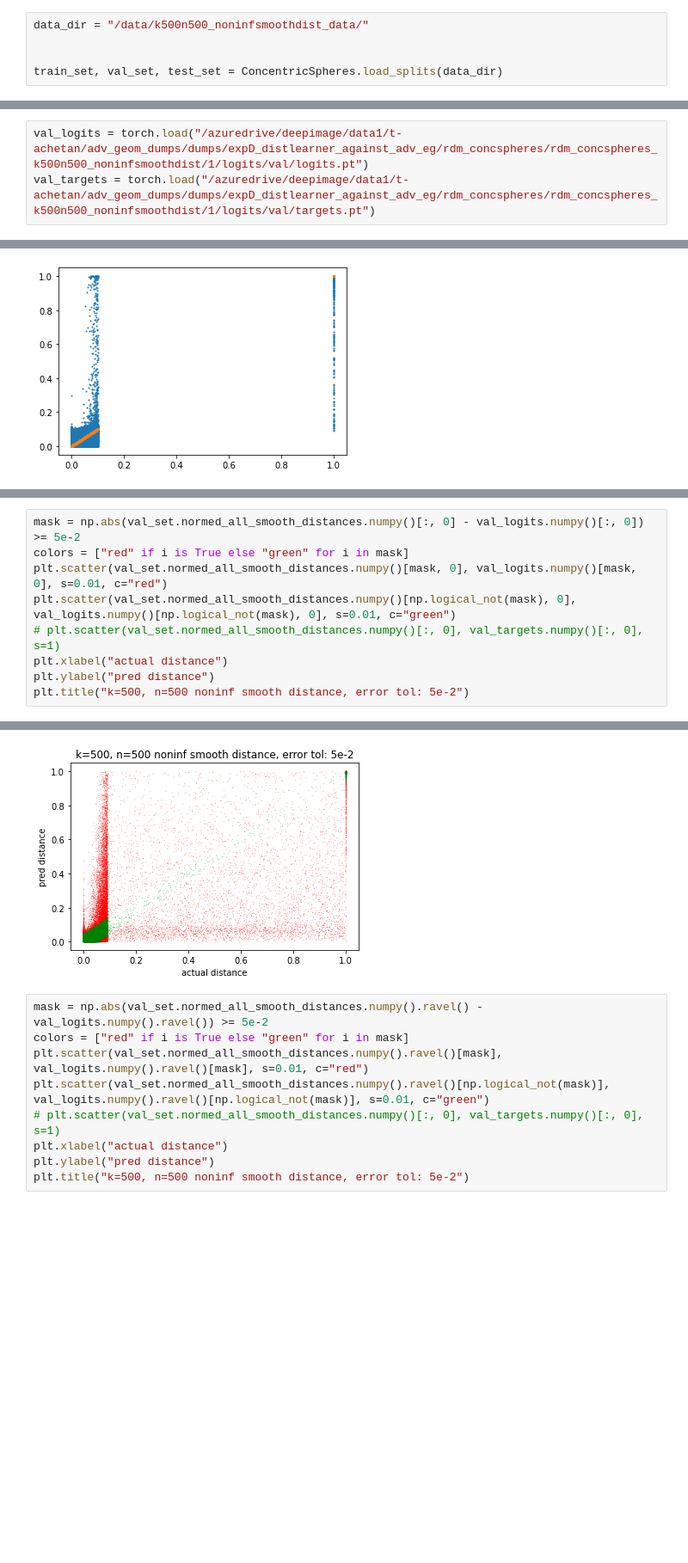
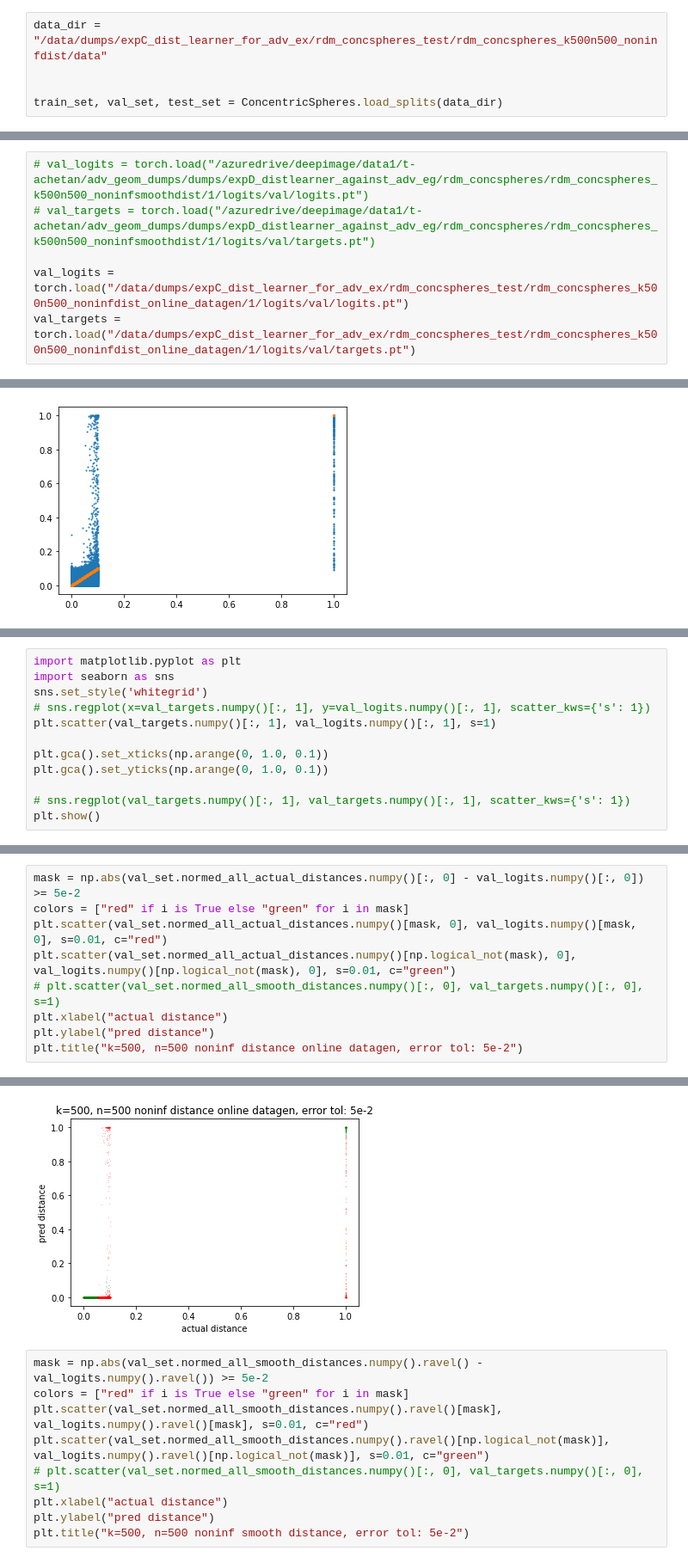
Before and after one commit to microsoft/distance-learner, a Jupyter notebook: notebooks/Testing Code.ipynb, the cells around one changed output, grey strips where cells are left out. Shown at 86% size. Saved outputs shown, nothing was run; the diff lists cells and outputs as text; blank space fills up the shorter version.

```diff
--- a/notebooks/Testing Code.ipynb
+++ b/notebooks/Testing Code.ipynb
@@ -13,7 +14,7 @@ import matplotlib.pyplot as plt
 # plt.plot(sorted(train_set.normed_all_smooth_distances.numpy()[:, 0]))
 # plt.show()
 # %%
-data_dir = "/data/k500n500_noninfsmoothdist_data/"
+data_dir = "/data/dumps/expC_dist_learner_for_adv_ex/rdm_concspheres_test/rdm_concspheres_k500n500_noninfdist/data"
 
 
 train_set, val_set, test_set = ConcentricSpheres.load_splits(data_dir)
@@ -20,6 +47,9 @@ train_set, val_set, test_set = ConcentricSpheres.load_splits(data_dir)
 # %%
-val_logits = torch.load("/azuredrive/deepimage/data1/t-achetan/adv_geom_dumps/dumps/expD_distlearner_against_adv_eg/rdm_concspheres/rdm_concspheres_k500n500_noninfsmoothdist/1/logits/val/logits.pt")
-val_targets = torch.load("/azuredrive/deepimage/data1/t-achetan/adv_geom_dumps/dumps/expD_distlearner_against_adv_eg/rdm_concspheres/rdm_concspheres_k500n500_noninfsmoothdist/1/logits/val/targets.pt")
+# val_logits = torch.load("/azuredrive/deepimage/data1/t-achetan/adv_geom_dumps/dumps/expD_distlearner_against_adv_eg/rdm_concspheres/rdm_concspheres_k500n500_noninfsmoothdist/1/logits/val/logits.pt")
+# val_targets = torch.load("/azuredrive/deepimage/data1/t-achetan/adv_geom_dumps/dumps/expD_distlearner_against_adv_eg/rdm_concspheres/rdm_concspheres_k500n500_noninfsmoothdist/1/logits/val/targets.pt")
+
+val_logits = torch.load("/data/dumps/expC_dist_learner_for_adv_ex/rdm_concspheres_test/rdm_concspheres_k500n500_noninfdist_online_datagen/1/logits/val/logits.pt")
+val_targets = torch.load("/data/dumps/expC_dist_learner_for_adv_ex/rdm_concspheres_test/rdm_concspheres_k500n500_noninfdist_online_datagen/1/logits/val/targets.pt")
 # %%
 import matplotlib.pyplot as plt
 plt.scatter(val_set.normed_all_actual_distances.numpy()[:, 1], val_logits.numpy()[:, 1], s=1)
@@ -30,0 +69,12 @@ plt.show()
+# %%
+import matplotlib.pyplot as plt
+import seaborn as sns
+sns.set_style('whitegrid')
+# sns.regplot(x=val_targets.numpy()[:, 1], y=val_logits.numpy()[:, 1], scatter_kws={'s': 1})
+plt.scatter(val_targets.numpy()[:, 1], val_logits.numpy()[:, 1], s=1)
+
+plt.gca().set_xticks(np.arange(0, 1.0, 0.1))
+plt.gca().set_yticks(np.arange(0, 1.0, 0.1))
+
+# sns.regplot(val_targets.numpy()[:, 1], val_targets.numpy()[:, 1], scatter_kws={'s': 1})
+plt.show()
@@ -31,10 +83,10 @@ plt.show()
 # %%
-mask = np.abs(val_set.normed_all_smooth_distances.numpy()[:, 0] - val_logits.numpy()[:, 0]) >= 5e-2
+mask = np.abs(val_set.normed_all_actual_distances.numpy()[:, 0] - val_logits.numpy()[:, 0]) >= 5e-2
 colors = ["red" if i is True else "green" for i in mask]
-plt.scatter(val_set.normed_all_smooth_distances.numpy()[mask, 0], val_logits.numpy()[mask, 0], s=0.01, c="red")
-plt.scatter(val_set.normed_all_smooth_distances.numpy()[np.logical_not(mask), 0], val_logits.numpy()[np.logical_not(mask), 0], s=0.01, c="green")
+plt.scatter(val_set.normed_all_actual_distances.numpy()[mask, 0], val_logits.numpy()[mask, 0], s=0.01, c="red")
+plt.scatter(val_set.normed_all_actual_distances.numpy()[np.logical_not(mask), 0], val_logits.numpy()[np.logical_not(mask), 0], s=0.01, c="green")
 # plt.scatter(val_set.normed_all_smooth_distances.numpy()[:, 0], val_targets.numpy()[:, 0], s=1)
 plt.xlabel("actual distance")
 plt.ylabel("pred distance")
-plt.title("k=500, n=500 noninf smooth distance, error tol: 5e-2")
+plt.title("k=500, n=500 noninf distance online datagen, error tol: 5e-2")
 # %% [output]
@@ -42,4 +94,4 @@ Text(0.5, 1.0, 'k=500, n=500 noninf smooth distance, error tol: 5e-2')
-[figure, old version]
+[figure, new version]
 # %%
 mask = np.abs(val_set.normed_all_smooth_distances.numpy().ravel() - val_logits.numpy().ravel()) >= 5e-2
 colors = ["red" if i is True else "green" for i in mask]
```
Also changed, not shown: parts of 6 cells of this notebook, 14 other files.
